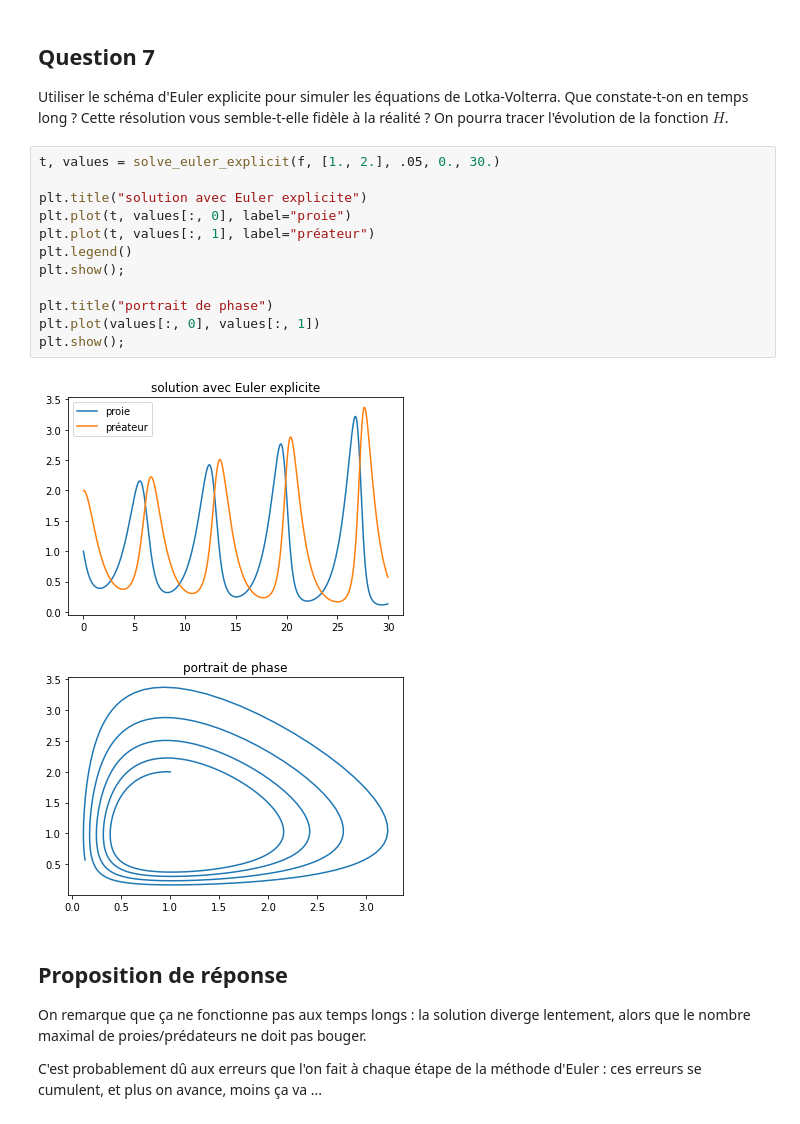
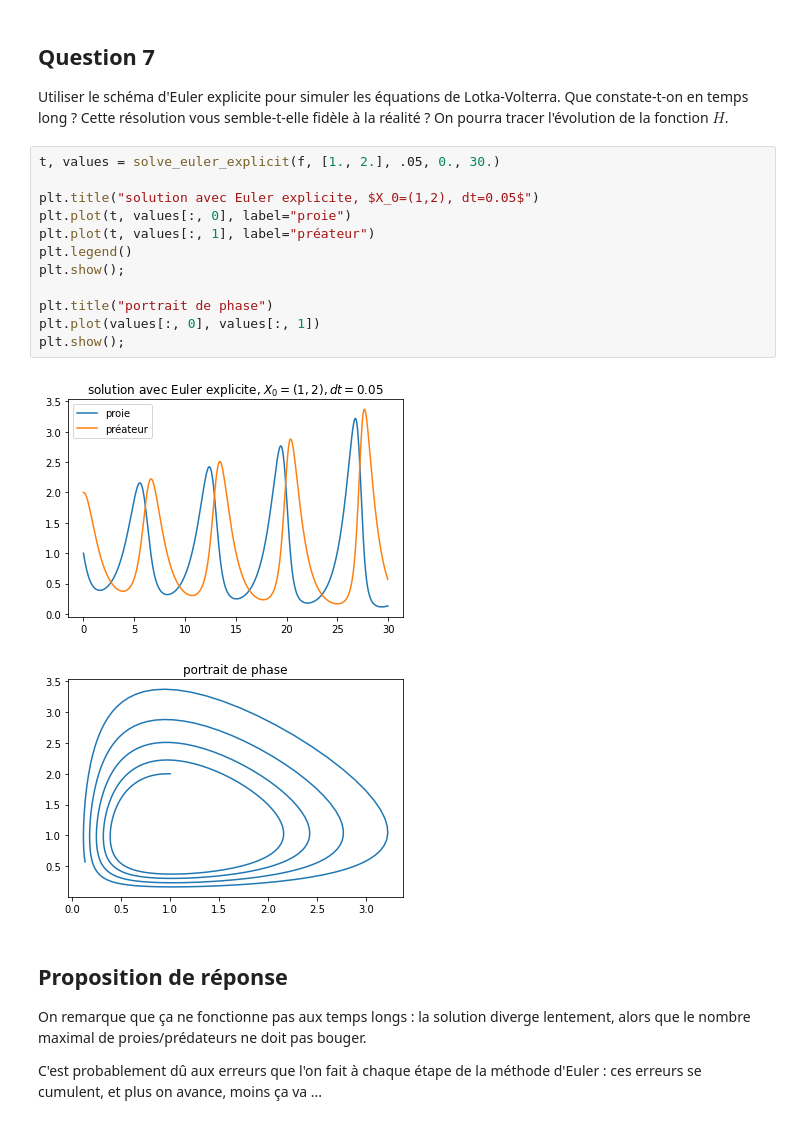
Before and after one commit to plgstalter/lotka_volterra, a Jupyter notebook: projet.ipynb, the cells around one changed output. Cells and saved outputs as stored; diff of their text form.

```diff
--- a/projet.ipynb
+++ b/projet.ipynb
@@ -198,17 +198,17 @@ Utiliser le schéma d'Euler explicite pour simuler les équations de Lotka-Volte
 # %%
 t, values = solve_euler_explicit(f, [1., 2.], .05, 0., 30.)
 
-plt.title("solution avec Euler explicite")
+plt.title("solution avec Euler explicite, $X_0=(1,2), dt=0.05$")
 plt.plot(t, values[:, 0], label="proie")
 plt.plot(t, values[:, 1], label="préateur")
 plt.legend()
 plt.show();
 
 plt.title("portrait de phase")
 plt.plot(values[:, 0], values[:, 1])
 plt.show();
 # %% [output]
-[figure, old version]
+[figure, new version]
 [figure]
 # %% [markdown]
 ## Proposition de réponse
```
Also changed, not shown: parts of 1 cell of this notebook.
